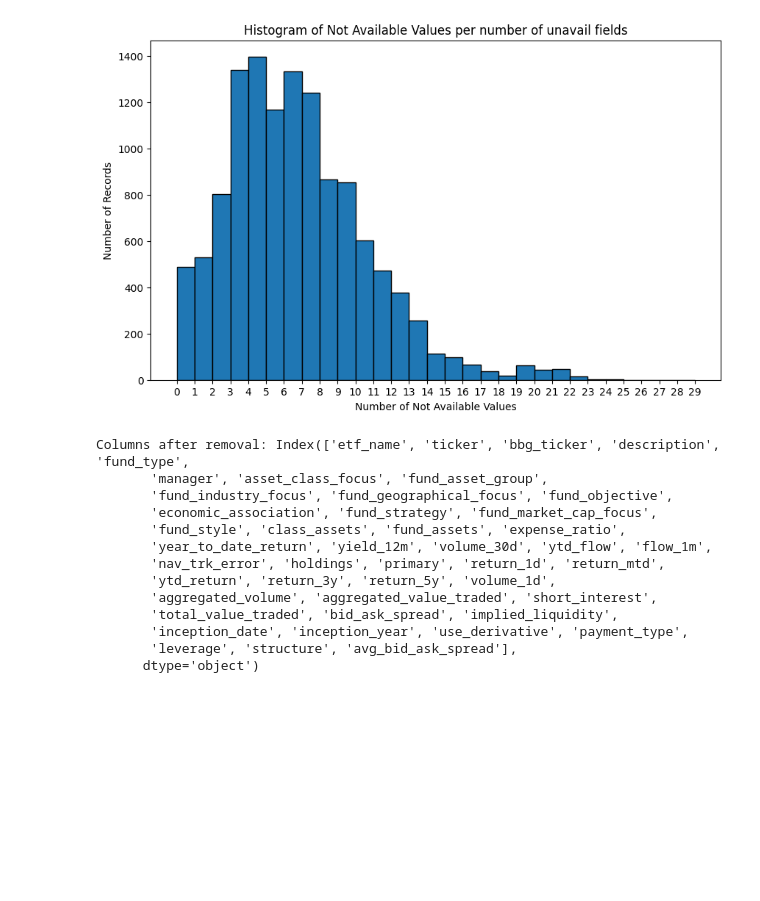
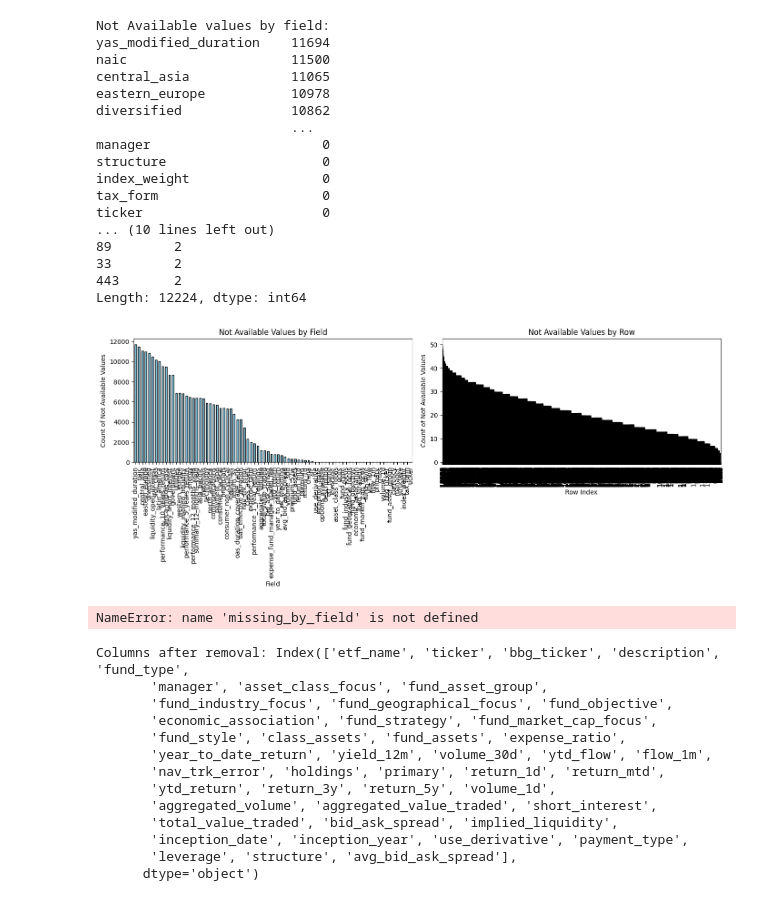
Before and after one commit to olegroshka/FolioLLM, a Jupyter notebook: src/dataset/data processing playgound.ipynb, the cells around one changed output. Cells and saved outputs as stored; diff of their text form; code cells hidden in the pictures; blank space fills up the shorter version.

```diff
--- a/src/dataset/data processing playgound.ipynb
+++ b/src/dataset/data processing playgound.ipynb
@@ -82,13 +234,13 @@ def analyze_missing_values(df):
     total_records = len(df)
 
     # Calculate missing values for each field
-    missing_by_field = df.isna().sum().sort_values(ascending=False)
-    missing_by_field_percentage = (missing_by_field / total_records) * 100
+    missing_by_field_df = df.isna().sum().sort_values(ascending=False)
+    # missing_by_field_percentage = (missing_by_field / total_records) * 100
 
-    missing_by_field_df = pd.DataFrame({
-        'Not Available Values': missing_by_field,
-        'Percentage': missing_by_field_percentage
-    })
+    # missing_by_field_df = pd.DataFrame({
+    #     'Not Available Values': missing_by_field,
+    #     'Percentage': missing_by_field_percentage
+    # })
 
     # Calculate missing values for each row
     missing_by_row = df.isna().sum(axis=1).sort_values(ascending=False)
@@ -99,9 +251,12 @@ def analyze_missing_values(df):
 df = load_data(ETFS_PATH_V3)
 
 # Analyze missing values
-missing_by_field_df, missing_by_row = analyze_missing_values(df)
+missing_by_field_df, missing_by_row_df = analyze_missing_values(df)
 
 # Print Not Available values by field with percentage
-print("Not Available values by field with percentage:")
+print("Not Available values by field:")
 print(missing_by_field_df)
+
+print("Not Available values by row:")
+print(missing_by_row_df)
 # %% [output]
@@ -124,0 +280,53 @@ ytd_flow                              0    0.000000
+# %%
+import pandas as pd
+import matplotlib.pyplot as plt
+
+# Assuming missing_by_field_df and missing_by_row_df are defined
+
+# Print the DataFrames
+print("Not Available values by field:")
+print(missing_by_field_df)
+
+print("Not Available values by row:")
+print(missing_by_row_df)
+
+# Create histograms
+plt.figure(figsize=(14, 6))
+
+# Histogram for Not Available values by field
+plt.subplot(1, 2, 1)
+missing_by_field_df.plot(kind='bar', legend=False, color='skyblue', edgecolor='black')
+plt.title('Not Available Values by Field')
+plt.xlabel('Field')
+plt.ylabel('Count of Not Available Values')
+plt.xticks(rotation=90)
+
+# Histogram for Not Available values by row
+plt.subplot(1, 2, 2)
+missing_by_row_df.plot(kind='bar', legend=False, color='salmon', edgecolor='black')
+plt.title('Not Available Values by Row')
+plt.xlabel('Row Index')
+plt.ylabel('Count of Not Available Values')
+plt.xticks(rotation=90)
+
+plt.tight_layout()
+plt.show()
+# %% [output]
+Not Available values by field:
+yas_modified_duration    11694
+naic                     11500
+central_asia             11065
+eastern_europe           10978
+diversified              10862
+                         ...
+manager                      0
+structure                    0
+index_weight                 0
+tax_form                     0
+ticker                       0
+... (10 lines left out)
+89        2
+33        2
+443       2
+Length: 12224, dtype: int64
+[figure, added]
@@ -127,17 +367,17 @@ import matplotlib.pyplot as plt
 
 def plot_missing_values_histogram(missing_by_row):
     plt.figure(figsize=(10, 6))
-    plt.hist(missing_by_row, bins=range(0, 30), edgecolor='black')
+    plt.hist(missing_by_row, bins=range(0, 87), edgecolor='black')
     plt.title('Histogram of Not Available Values per number of unavail fields')
     plt.xlabel('Number of Not Available Values')
     plt.ylabel('Number of Records')
-    plt.xticks(range(0, 30))
+    plt.xticks(range(0, 87))
     plt.show()
 
 # Plot the histogram
-plot_missing_values_histogram(missing_by_row)
+plot_missing_values_histogram(missing_by_field)
 # %% [output]
-[figure, removed]
+NameError: name 'missing_by_field' is not defined
 # %%
 # Remove specified fields
 fields_to_remove = ['figi', 'domicile', 'total_return_1y', 'tot_ret_ytd', 'open_interest', 'return_10y']
```
Also changed, not shown: parts of 20 cells of this notebook, 10 other files.
